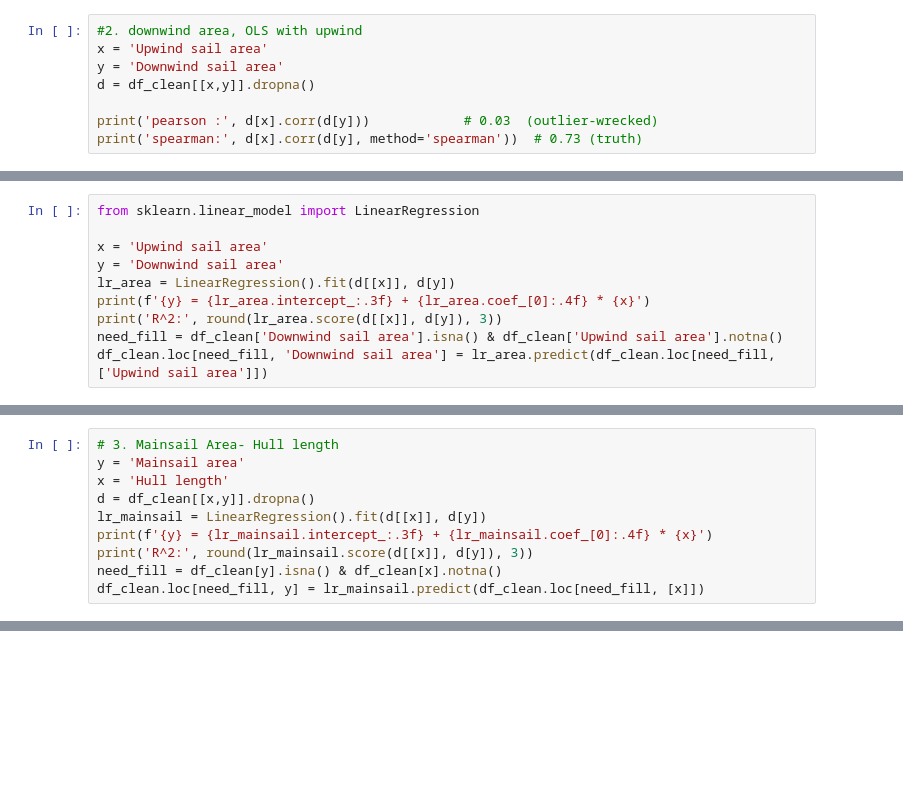
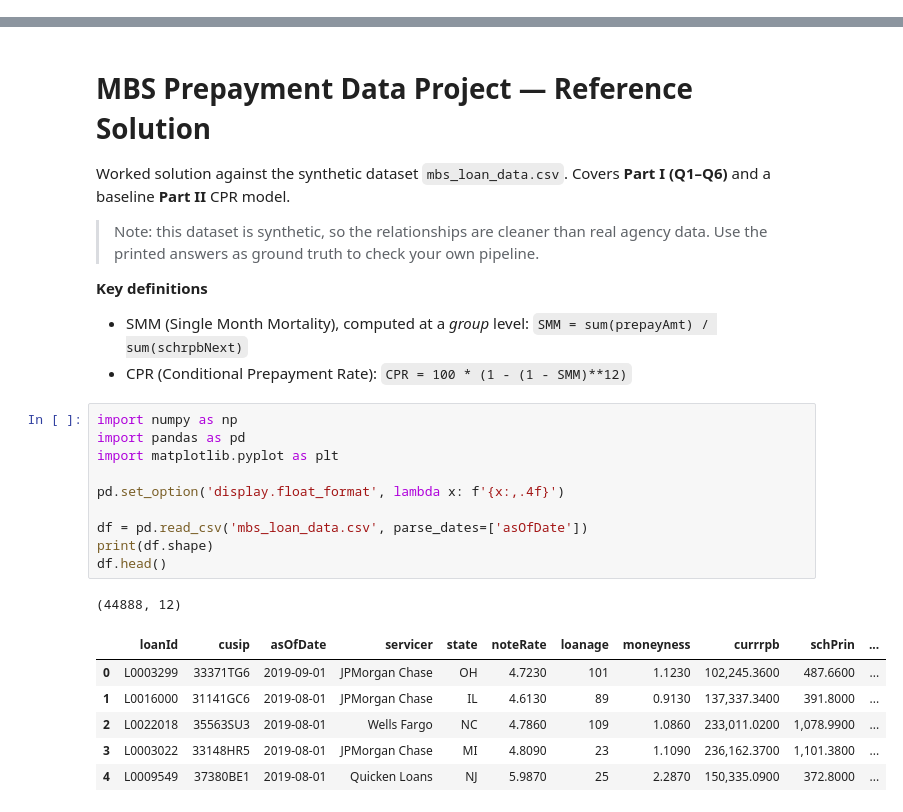
Before and after one commit to carriezx/personalplayground, a Jupyter notebook: Classes and Homework/Data/hw2.ipynb, the cells around one changed output, grey strips where cells are left out. Drawn from its saved outputs; the diff is of its cells as text; blank space fills up the shorter version.

```diff
--- a/Classes and Homework/Data/hw2.ipynb
+++ b/Classes and Homework/Data/hw2.ipynb
@@ -82,8 +0,0 @@ df_clean = df_clean.drop(columns=['Deck_bin'])
-# %%
-#2. downwind area, OLS with upwind
-x = 'Upwind sail area'
-y = 'Downwind sail area'
-d = df_clean[[x,y]].dropna()
-
-print('pearson :', d[x].corr(d[y]))            # 0.03  (outlier-wrecked)
-print('spearman:', d[x].corr(d[y], method='spearman'))  # 0.73 (truth)
@@ -101,10 +0,0 @@ plt.show()
-# %%
-from sklearn.linear_model import LinearRegression
-
-x = 'Upwind sail area'
-y = 'Downwind sail area'
-lr_area = LinearRegression().fit(d[[x]], d[y])
-print(f'{y} = {lr_area.intercept_:.3f} + {lr_area.coef_[0]:.4f} * {x}')
-print('R^2:', round(lr_area.score(d[[x]], d[y]), 3))
-need_fill = df_clean['Downwind sail area'].isna() & df_clean['Upwind sail area'].notna()
-df_clean.loc[need_fill, 'Downwind sail area'] = lr_area.predict(df_clean.loc[need_fill, ['Upwind sail area']])
@@ -114,10 +0,0 @@ R^2: 0.939
-# %%
-# 3. Mainsail Area- Hull length
-y = 'Mainsail area'
-x = 'Hull length'
-d = df_clean[[x,y]].dropna()
-lr_mainsail = LinearRegression().fit(d[[x]], d[y])
-print(f'{y} = {lr_mainsail.intercept_:.3f} + {lr_mainsail.coef_[0]:.4f} * {x}')
-print('R^2:', round(lr_mainsail.score(d[[x]], d[y]), 3))
-need_fill = df_clean[y].isna() & df_clean[x].notna()
-df_clean.loc[need_fill, y] = lr_mainsail.predict(df_clean.loc[need_fill, [x]])
@@ -740,0 +1,30 @@ Median predicted price:  $462,605
+# %% [markdown]
+# MBS Prepayment Data Project — Reference Solution
+
+Worked solution against the synthetic dataset `mbs_loan_data.csv`.
+Covers **Part I (Q1–Q6)** and a baseline **Part II** CPR model.
+
+> Note: this dataset is synthetic, so the relationships are cleaner than real agency data.
+> Use the printed answers as ground truth to check your own pipeline.
+
+**Key definitions**
+- SMM (Single Month Mortality), computed at a *group* level: `SMM = sum(prepayAmt) / sum(schrpbNext)`
+- CPR (Conditional Prepayment Rate): `CPR = 100 * (1 - (1 - SMM)**12)`
+# %%
+import numpy as np
+import pandas as pd
+import matplotlib.pyplot as plt
+
+pd.set_option('display.float_format', lambda x: f'{x:,.4f}')
+
+df = pd.read_csv('mbs_loan_data.csv', parse_dates=['asOfDate'])
+print(df.shape)
+df.head()
+# %% [output]
+(44888, 12)
+|  | loanId | cusip | asOfDate | servicer | state | noteRate | loanage | moneyness | currrpb | schPrin | ... |
+| 0 | L0003299 | 33371TG6 | 2019-09-01 | JPMorgan Chase | OH | 4.7230 | 101 | 1.1230 | 102,245.3600 | 487.6600 | ... |
+| 1 | L0016000 | 31141GC6 | 2019-08-01 | JPMorgan Chase | IL | 4.6130 | 89 | 0.9130 | 137,337.3400 | 391.8000 | ... |
+| 2 | L0022018 | 35563SU3 | 2019-08-01 | Wells Fargo | NC | 4.7860 | 109 | 1.0860 | 233,011.0200 | 1,078.9900 | ... |
+| 3 | L0003022 | 33148HR5 | 2019-08-01 | JPMorgan Chase | MI | 4.8090 | 23 | 1.1090 | 236,162.3700 | 1,101.3800 | ... |
+| 4 | L0009549 | 37380BE1 | 2019-08-01 | Quicken Loans | NJ | 5.9870 | 25 | 2.2870 | 150,335.0900 | 372.8000 | ... |
```
Also changed, not shown: parts of 67 cells of this notebook, 5 other files.
